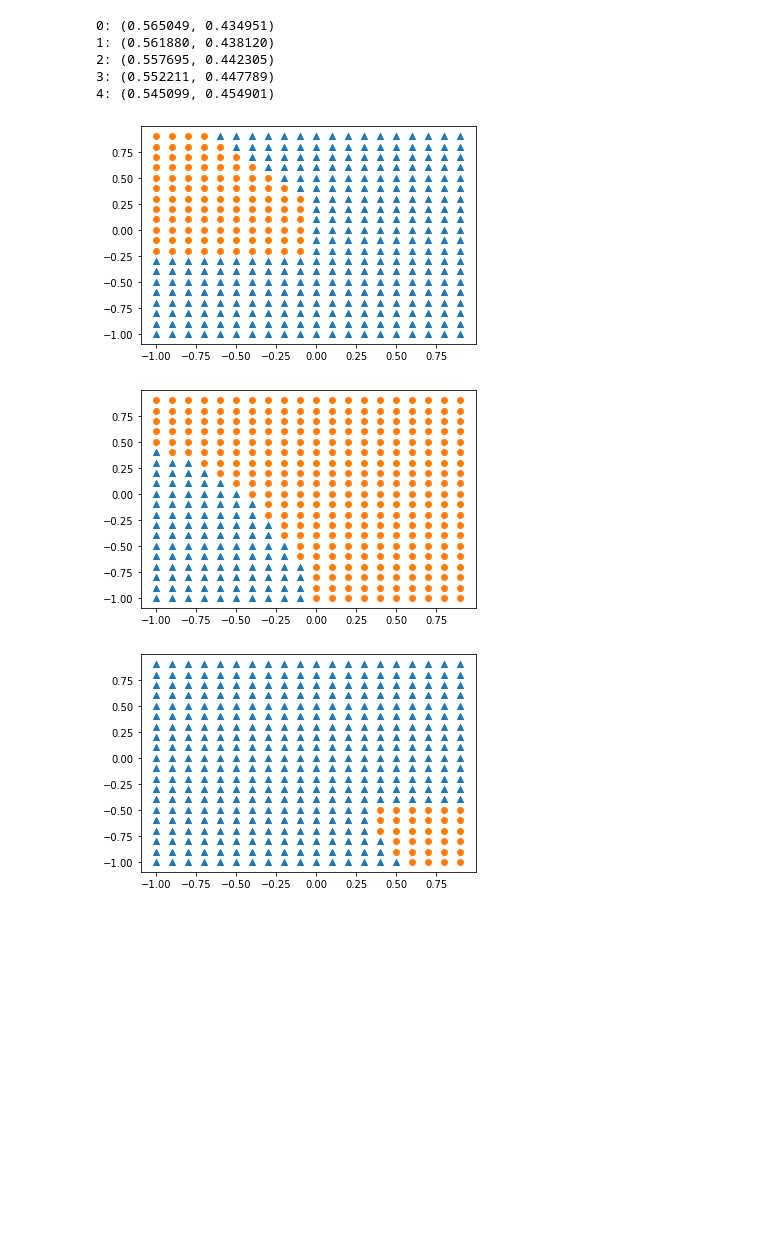
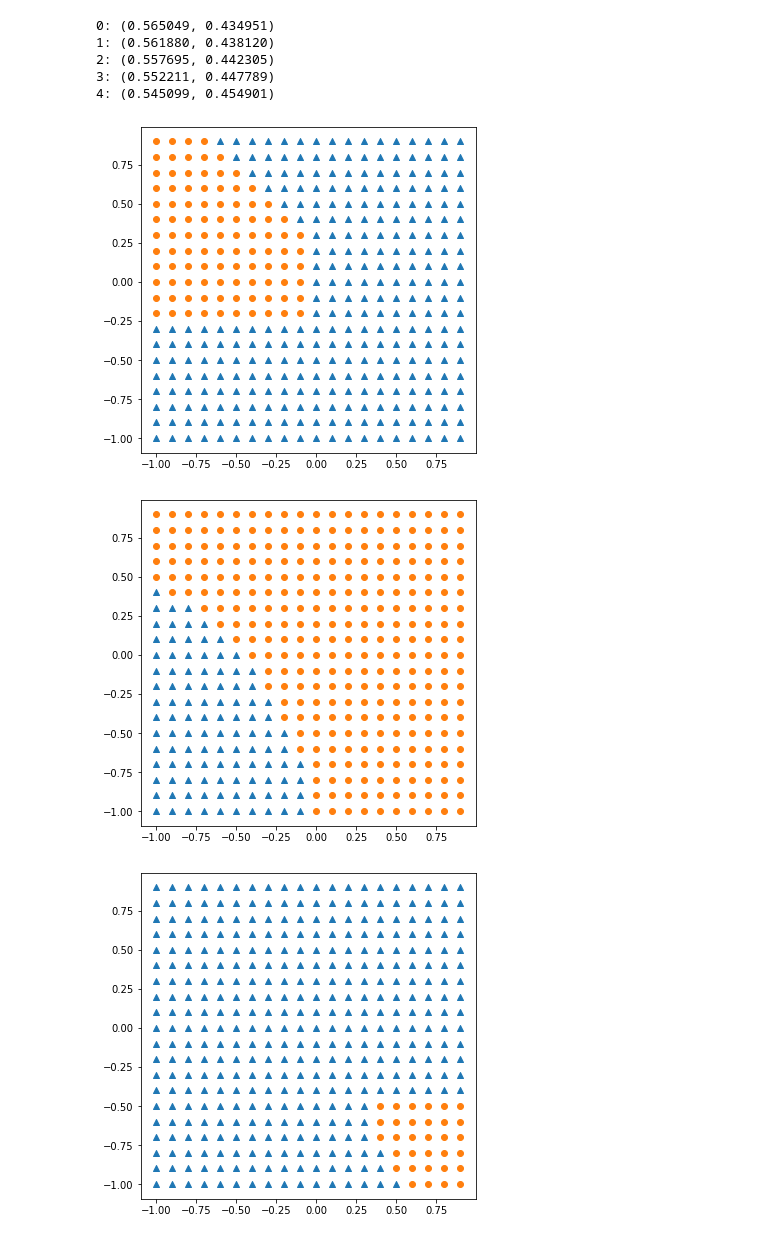
Before and after one commit to panghanwu/build_neural_network_python, a Jupyter notebook: double_layers_classification.ipynb, the cells around one changed output. Cells and saved outputs as stored; diff of their text form; code cells hidden in the pictures; blank space fills up the shorter version.

```diff
--- a/double_layers_classification.ipynb
+++ b/double_layers_classification.ipynb
@@ -48,34 +48,35 @@ for i in range(20):
     z[i*20+j] = out
     if i*20+j < show_n:
       print(str(i*20+j) + ': (%.6f, %.6f)' % (z[i*20 + j][0], z[i*20 + j][1]))
 
 # container of markers
 triangle_x_0 = []
 triangle_x_1 = []
 circle_x_0 = []
 circle_x_1 = []
 
 # classify
 for i in range(20):
   for j in range(20):
     if z[i*20+j][0] > z[i*20+j][1]:
       triangle_x_0.append(x_0[i])
       triangle_x_1.append(x_1[j])
     else:
       circle_x_0.append(x_0[i])
       circle_x_1.append(x_1[j])
 
 # plot scatter
+plt.figure(figsize=(6,6))
 plt.scatter(triangle_x_0, triangle_x_1, marker='^')
 plt.scatter(circle_x_0, circle_x_1, marker='o')
 plt.show()
 # %% [output]
 0: (0.565049, 0.434951)
 1: (0.561880, 0.438120)
 2: (0.557695, 0.442305)
 3: (0.552211, 0.447789)
 4: (0.545099, 0.454901)
-[figure, old version]
+[figure, new version]
 # %%
 """combination 2"""
 # weights
@@ -117,11 +118,12 @@ for i in range(20):
       circle_x_1.append(x_1[j])
 
 # plot scatter
+plt.figure(figsize=(6,6))
 plt.scatter(triangle_x_0, triangle_x_1, marker='^')
 plt.scatter(circle_x_0, circle_x_1, marker='o')
 plt.show()
 # %% [output]
-[figure, old version]
+[figure, new version]
 # %%
 """combination 3"""
 # weights
@@ -163,8 +165,9 @@ for i in range(20):
       circle_x_1.append(x_1[j])
 
 # plot scatter
+plt.figure(figsize=(6,6))
 plt.scatter(triangle_x_0, triangle_x_1, marker='^')
 plt.scatter(circle_x_0, circle_x_1, marker='o')
 plt.show()
 # %% [output]
-[figure, old version]
+[figure, new version]
```
